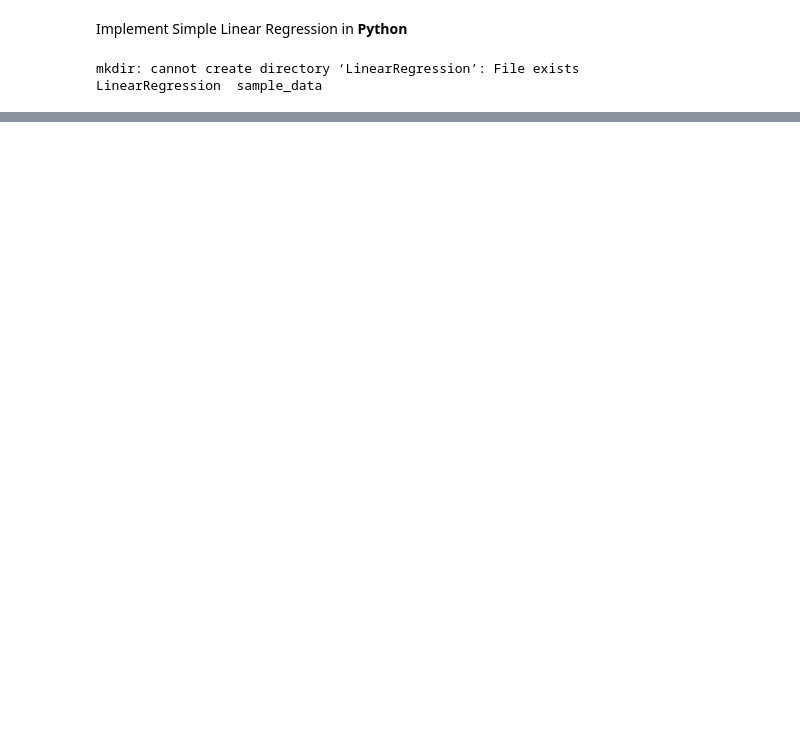
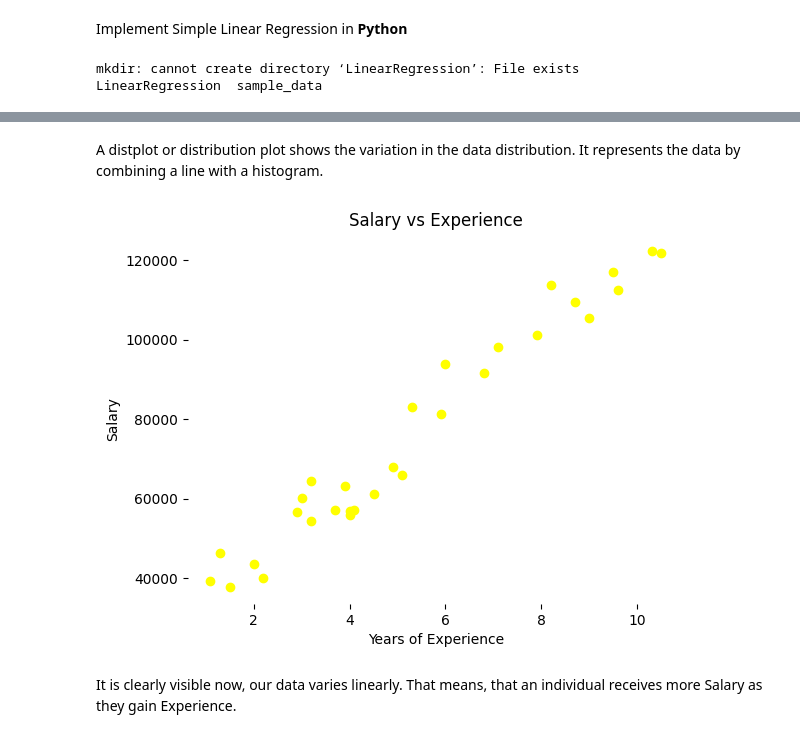
Before and after one commit to ChandanTech2023/Machine-Learning-, a Jupyter notebook: linear_regression.ipynb, the cells around one changed output, grey strips where cells are left out. Cells and saved outputs as stored; diff of their text form; code cells hidden in the pictures; blank space fills up the shorter version.

```diff
--- a/linear_regression.ipynb
+++ b/linear_regression.ipynb
@@ -19,0 +68,15 @@ from sklearn.linear_model import LinearRegression
+# %% [markdown]
+A distplot or distribution plot shows the variation in the data distribution.
+It represents the data by combining a line with a histogram.
+# %%
+# Relationship between Salary and Experience
+plt.scatter(df_salary['YearsExperience'], df_salary['Salary'], color = 'yellow')
+plt.title('Salary vs Experience')
+plt.xlabel('Years of Experience')
+plt.ylabel('Salary')
+plt.box(False)
+plt.show()
+# %% [output]
+[figure, added]
+# %% [markdown]
+It is clearly visible now, our data varies linearly. That means, that an individual receives more Salary as they gain Experience.
```
Also changed, not shown: parts of 19 cells of this notebook.
